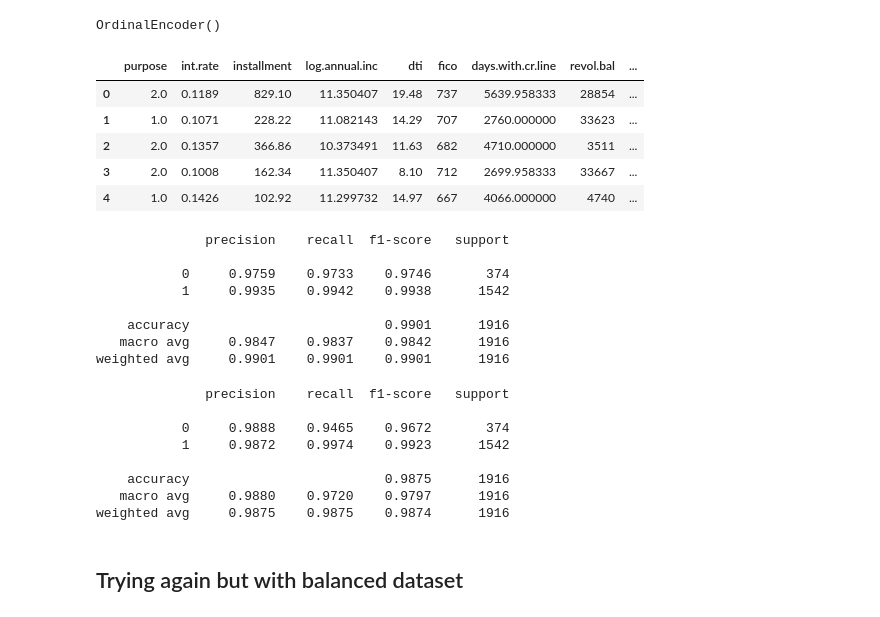
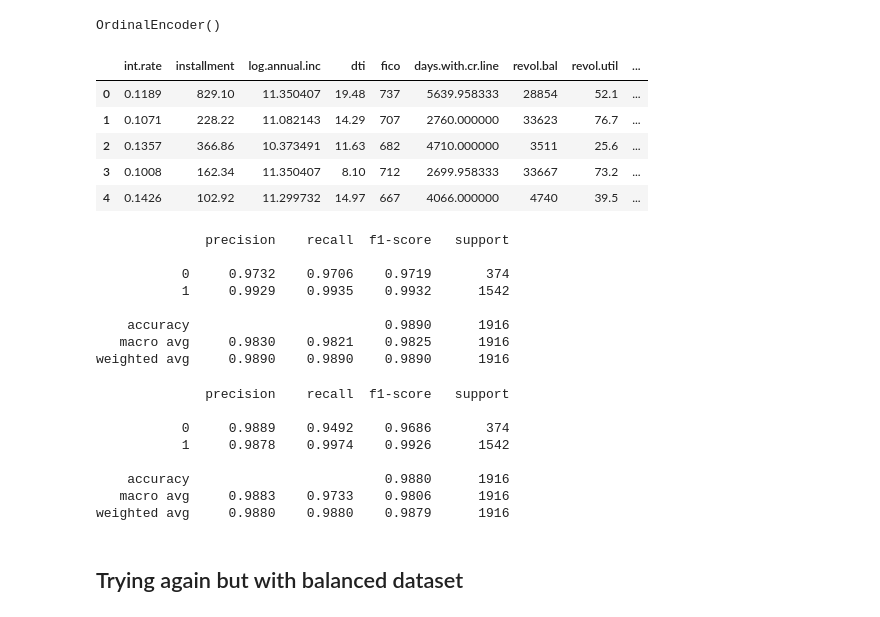
Before and after one commit to eivankin/iml_s23, a Jupyter notebook: ass2/EvgenijIvankin.ipynb, the cells around one changed output. Drawn from its saved outputs; the diff is of its cells as text; code cells hidden in the pictures.

```diff
--- a/ass2/EvgenijIvankin.ipynb
+++ b/ass2/EvgenijIvankin.ipynb
@@ -442,17 +594,17 @@ purpose_encoder.fit(train_df.purpose.to_numpy().reshape(-1, 1))
 # %% [output]
 OrdinalEncoder()
 # %%
-X = train_df.drop(columns=['credit.policy'])
-X.purpose = purpose_encoder.transform(X.purpose.to_numpy().reshape(-1, 1))
+X = pd.get_dummies(train_df.drop(columns=['credit.policy']), columns=['purpose'], drop_first=True)
+# X.purpose = purpose_encoder.transform(X.purpose.to_numpy().reshape(-1, 1))
 y = train_df['credit.policy']
 X.head()
 # %% [output]
-|  | purpose | int.rate | installment | log.annual.inc | dti | fico | days.with.cr.line | revol.bal | ... |
-| 0 | 2.0 | 0.1189 | 829.10 | 11.350407 | 19.48 | 737 | 5639.958333 | 28854 | ... |
-| 1 | 1.0 | 0.1071 | 228.22 | 11.082143 | 14.29 | 707 | 2760.000000 | 33623 | ... |
-| 2 | 2.0 | 0.1357 | 366.86 | 10.373491 | 11.63 | 682 | 4710.000000 | 3511 | ... |
-| 3 | 2.0 | 0.1008 | 162.34 | 11.350407 | 8.10 | 712 | 2699.958333 | 33667 | ... |
-| 4 | 1.0 | 0.1426 | 102.92 | 11.299732 | 14.97 | 667 | 4066.000000 | 4740 | ... |
+|  | int.rate | installment | log.annual.inc | dti | fico | days.with.cr.line | revol.bal | revol.util | ... |
+| 0 | 0.1189 | 829.10 | 11.350407 | 19.48 | 737 | 5639.958333 | 28854 | 52.1 | ... |
+| 1 | 0.1071 | 228.22 | 11.082143 | 14.29 | 707 | 2760.000000 | 33623 | 76.7 | ... |
+| 2 | 0.1357 | 366.86 | 10.373491 | 11.63 | 682 | 4710.000000 | 3511 | 25.6 | ... |
+| 3 | 0.1008 | 162.34 | 11.350407 | 8.10 | 712 | 2699.958333 | 33667 | 73.2 | ... |
+| 4 | 0.1426 | 102.92 | 11.299732 | 14.97 | 667 | 4066.000000 | 4740 | 39.5 | ... |
 # %%
 from sklearn.model_selection import train_test_split
 
@@ -461,7 +613,7 @@ X_train, X_test, y_train, y_test = train_test_split(X, y, test_size=0.2, random_
 from sklearn.tree import DecisionTreeClassifier
 from sklearn.metrics import classification_report
 
-dt_clf = DecisionTreeClassifier()
+dt_clf = DecisionTreeClassifier(random_state=SEED)
 
 dt_clf.fit(X_train, y_train)
 
@@ -469,16 +621,16 @@ print(classification_report(y_test, dt_clf.predict(X_test), digits=4))
 # %% [output]
               precision    recall  f1-score   support
 
-           0     0.9759    0.9733    0.9746       374
-           1     0.9935    0.9942    0.9938      1542
+           0     0.9732    0.9706    0.9719       374
+           1     0.9929    0.9935    0.9932      1542
 
-    accuracy                         0.9901      1916
-   macro avg     0.9847    0.9837    0.9842      1916
-weighted avg     0.9901    0.9901    0.9901      1916
+    accuracy                         0.9890      1916
+   macro avg     0.9830    0.9821    0.9825      1916
+weighted avg     0.9890    0.9890    0.9890      1916
 # %%
 from sklearn.ensemble import RandomForestClassifier
 
-rf_clf = RandomForestClassifier()
+rf_clf = RandomForestClassifier(random_state=SEED)
 
 rf_clf.fit(X_train, y_train)
 
@@ -486,12 +638,12 @@ print(classification_report(y_test, rf_clf.predict(X_test), digits=4))
 # %% [output]
               precision    recall  f1-score   support
 
-           0     0.9888    0.9465    0.9672       374
-           1     0.9872    0.9974    0.9923      1542
+           0     0.9889    0.9492    0.9686       374
+           1     0.9878    0.9974    0.9926      1542
 
-    accuracy                         0.9875      1916
-   macro avg     0.9880    0.9720    0.9797      1916
-weighted avg     0.9875    0.9875    0.9874      1916
+    accuracy                         0.9880      1916
+   macro avg     0.9883    0.9733    0.9806      1916
+weighted avg     0.9880    0.9880    0.9879      1916
 # %% [markdown]
 ## Trying again but with balanced dataset
 # %%
```
Also changed, not shown: parts of 49 cells of this notebook.
